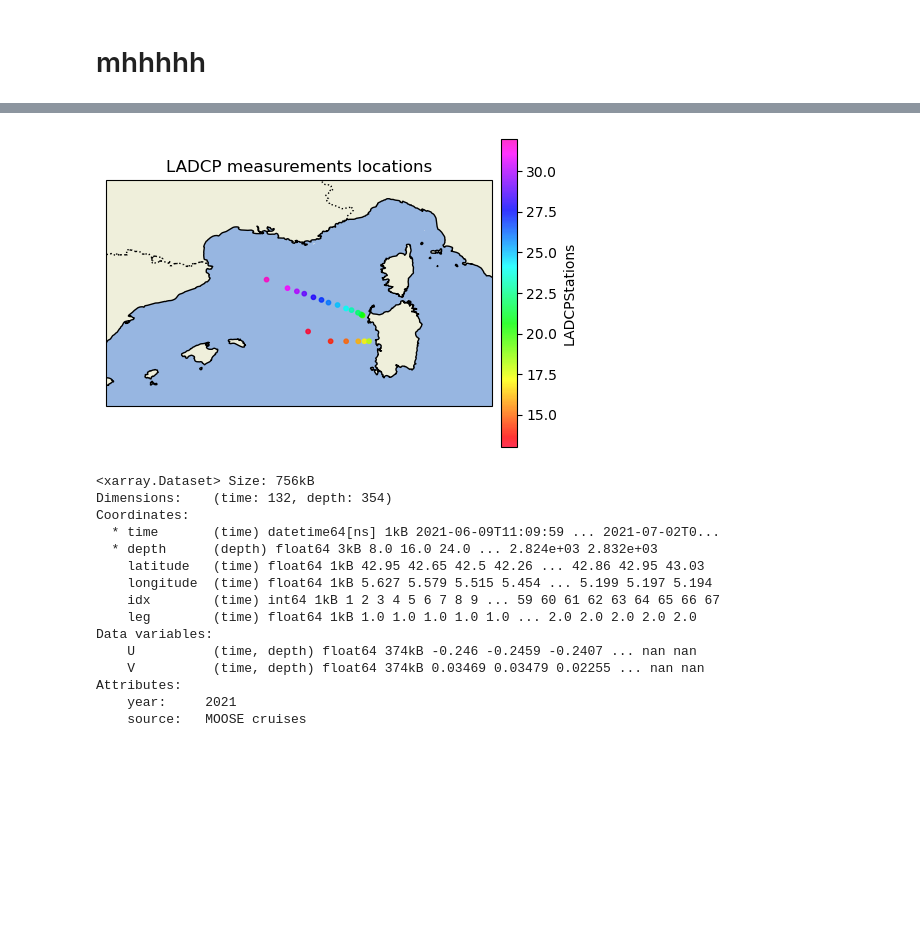
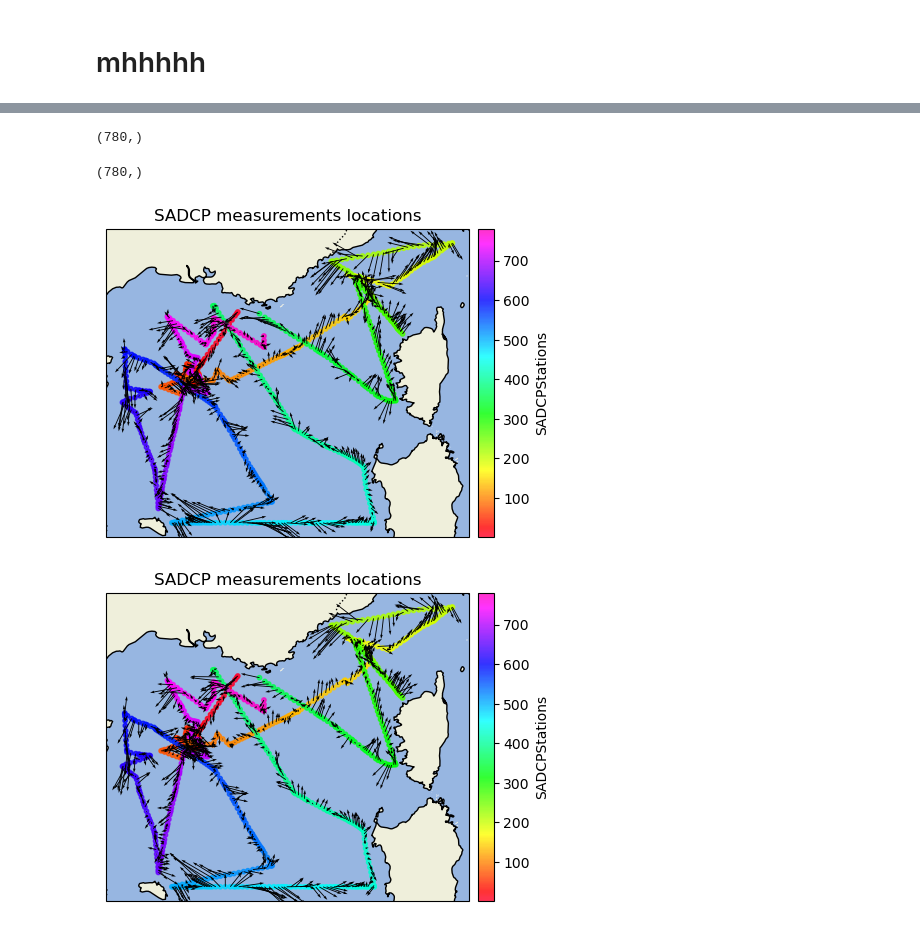
Before and after one commit to juliencollard2001/FOET_Northern_Gyre, a Jupyter notebook: SLADCP_vis.ipynb, the cells around one changed output, grey strips where cells are left out. Drawn from its saved outputs; the diff is of its cells as text; code cells hidden in the pictures; blank space fills up the shorter version.

Commit message:
fleche

```diff
--- a/SLADCP_vis.ipynb
+++ b/SLADCP_vis.ipynb
@@ -20,7 +24,9 @@ year = 2019
 
 SADCP = get_SADCP(year)
 LADCP = get_LADCP(year)
-CTD = get_2021_CTD_data()
+CTD = get_CTD(year)
+
+proj = ccrs.Mercator(central_longitude=4.5, min_latitude=38.0, max_latitude=45.0)
 # %% [output]
 (780, 66)
 # %% [markdown]
@@ -223,36 +220,45 @@ ValueError: X and Y must be the same size, but X.size is 779 and Y.size is 65.
+# %%
+Fleche = SADCP.isel(depth = slice(0,5) )
+Fleched = Fleche.mean('depth')
+Fleche
+Fleche.latitude.shape
+# %% [output]
+(780,)
+# %%
+Fleched.U.shape
+# %% [output]
+(780,)
 # %%
-fig, ax = plt.subplots(1,1,figsize=(6,4),subplot_kw={'projection': ccrs.PlateCarree()})
 
-N0 = 80
-N1 = 100
-sc = ax.scatter (LADCP['longitude'][N0:N1],LADCP['latitude'][N0:N1], s=10, c=LADCP['idx'][N0:N1], cmap='gist_rainbow', alpha=0.8)
-ax.set_extent([0, 12, 38, 45])
+fig, ax = plt.subplots(1,1,figsize=(6,4),subplot_kw={'projection': proj})
+
+sc = ax.scatter (SADCP['longitude'],SADCP['latitude'], s=10, c=SADCP['idx'], cmap='gist_rainbow', alpha=0.8,  transform = ccrs.PlateCarree())
+q = ax.quiver(Fleched['longitude'], Fleched['latitude'], Fleched['U'],Fleched['V'],  transform=ccrs.PlateCarree(), scale=4, color='black')
 ax.add_feature(cfeature.LAND)
 ax.add_feature(cfeature.COASTLINE)
 ax.add_feature(cfeature.OCEAN)
 ax.add_feature(cfeature.BORDERS, linestyle=':')
 cbar = plt.colorbar(sc, ax=ax, orientation='vertical', pad=0.02)
-cbar.set_label('LADCPStations')
-ax.set_title('LADCP measurements locations')
+cbar.set_label('SADCPStations')
+ax.set_title('SADCP measurements locations')
 
 plt.show()
 # %% [output]
-[figure, old version]
+[figure, new version]
-# %%
-LADCP
-# %% [output]
-<xarray.Dataset> Size: 756kB
-Dimensions:    (time: 132, depth: 354)
-Coordinates:
-  * time       (time) datetime64[ns] 1kB 2021-06-09T11:09:59 ... 2021-07-02T0...
-  * depth      (depth) float64 3kB 8.0 16.0 24.0 ... 2.824e+03 2.832e+03
-    latitude   (time) float64 1kB 42.95 42.65 42.5 42.26 ... 42.86 42.95 43.03
-    longitude  (time) float64 1kB 5.627 5.579 5.515 5.454 ... 5.199 5.197 5.194
-    idx        (time) int64 1kB 1 2 3 4 5 6 7 8 9 ... 59 60 61 62 63 64 65 66 67
-    leg        (time) float64 1kB 1.0 1.0 1.0 1.0 1.0 ... 2.0 2.0 2.0 2.0 2.0
-Data variables:
-    U          (time, depth) float64 374kB -0.246 -0.2459 -0.2407 ... nan nan
-    V          (time, depth) float64 374kB 0.03469 0.03479 0.02255 ... nan nan
-Attributes:
-    year:     2021
-    source:   MOOSE cruises
+# %%
+Fleche1 = SADCP.isel(depth = 3 )
+fig, ax = plt.subplots(1,1,figsize=(6,4),subplot_kw={'projection': proj})
+
+sc = ax.scatter (SADCP['longitude'],SADCP['latitude'], s=10, c=SADCP['idx'], cmap='gist_rainbow', alpha=0.8,  transform = ccrs.PlateCarree())
+q = ax.quiver(Fleche1['longitude'], Fleche1['latitude'], Fleche1['U'],Fleche1['V'],  transform=ccrs.PlateCarree(), scale=4, color='black')
+ax.add_feature(cfeature.LAND)
+ax.add_feature(cfeature.COASTLINE)
+ax.add_feature(cfeature.OCEAN)
+ax.add_feature(cfeature.BORDERS, linestyle=':')
+cbar = plt.colorbar(sc, ax=ax, orientation='vertical', pad=0.02)
+cbar.set_label('SADCPStations')
+ax.set_title('SADCP measurements locations')
+
+plt.show()
+# %% [output]
+[figure, added]
```
Also changed, not shown: parts of 8 cells of this notebook.
